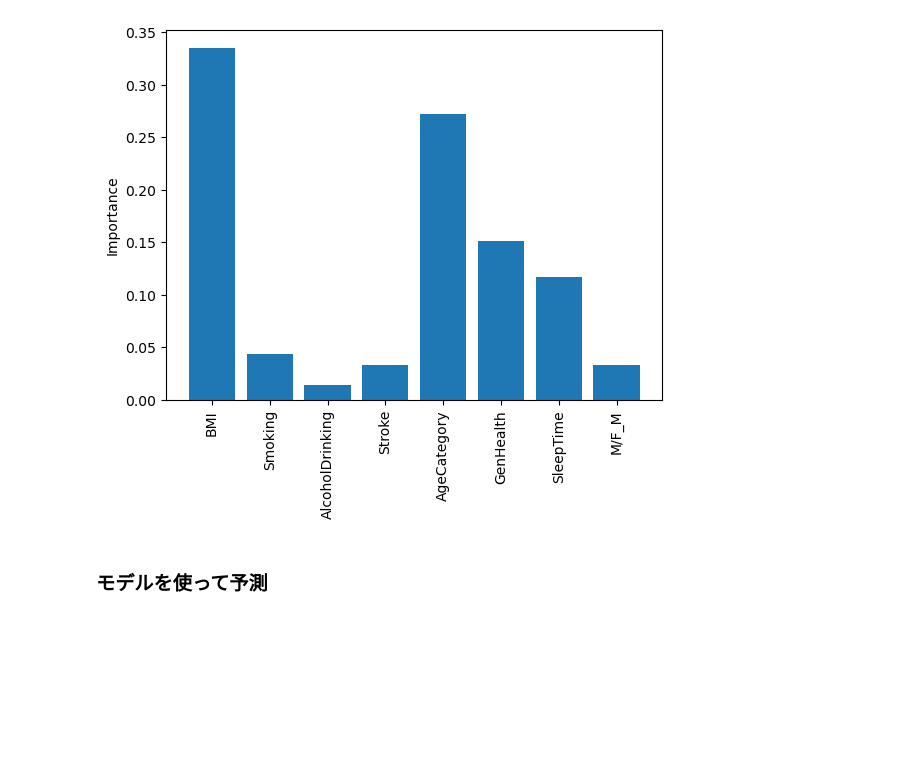
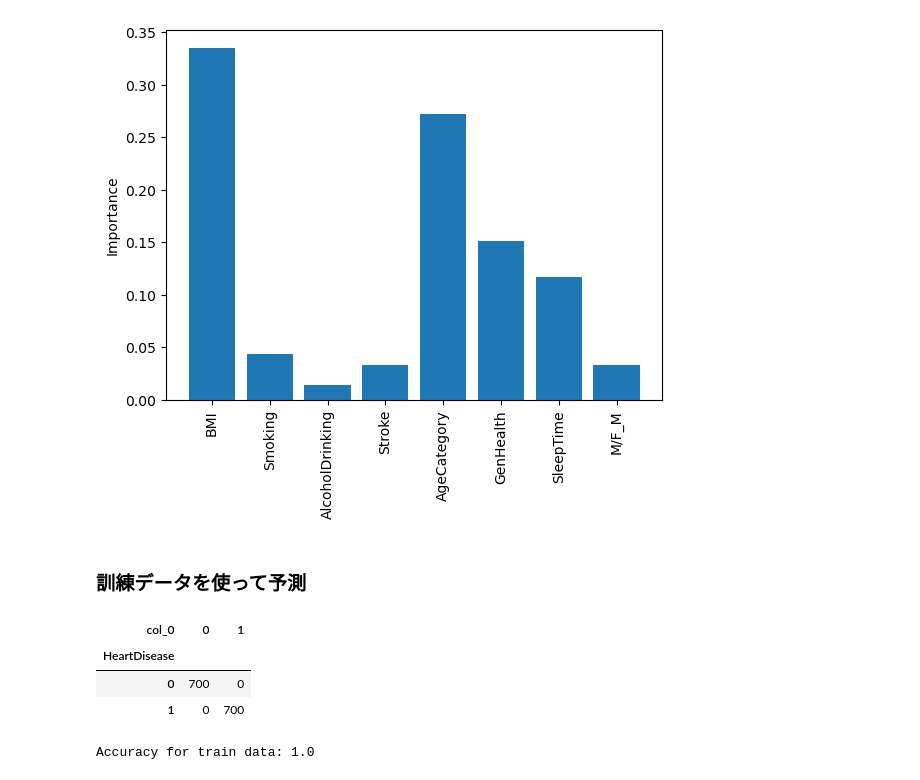
Before and after one commit to Yuji181181/ML_learning, a Jupyter notebook: ML_summary/RFC.ipynb, the cells around one changed output. Drawn from its saved outputs; the diff is of its cells as text; code cells hidden in the pictures; blank space fills up the shorter version.

```diff
--- a/ML_summary/RFC.ipynb
+++ b/ML_summary/RFC.ipynb
@@ -142,4 +142,18 @@ plt.xticks(rotation=90)
   Text(7, 0, 'M/F_M')])
 [figure]
 # %% [markdown]
-### モデルを使って予測
+### 訓練データを使って予測
+# %%
+y_train_pred = rfc.predict(X_train)
+display(pd.crosstab(y_train, y_train_pred))
+##
+# %% [output]
+| col_0 | 0 | 1 |
+| HeartDisease |  |  |
+| 0 | 700 | 0 |
+| 1 | 0 | 700 |
+# %%
+acc = accuracy_score(y_train, y_train_pred)
+print('Accuracy for train data:', acc)
+# %% [output]
+Accuracy for train data: 1.0
```
Also changed, not shown: parts of 7 cells of this notebook.
